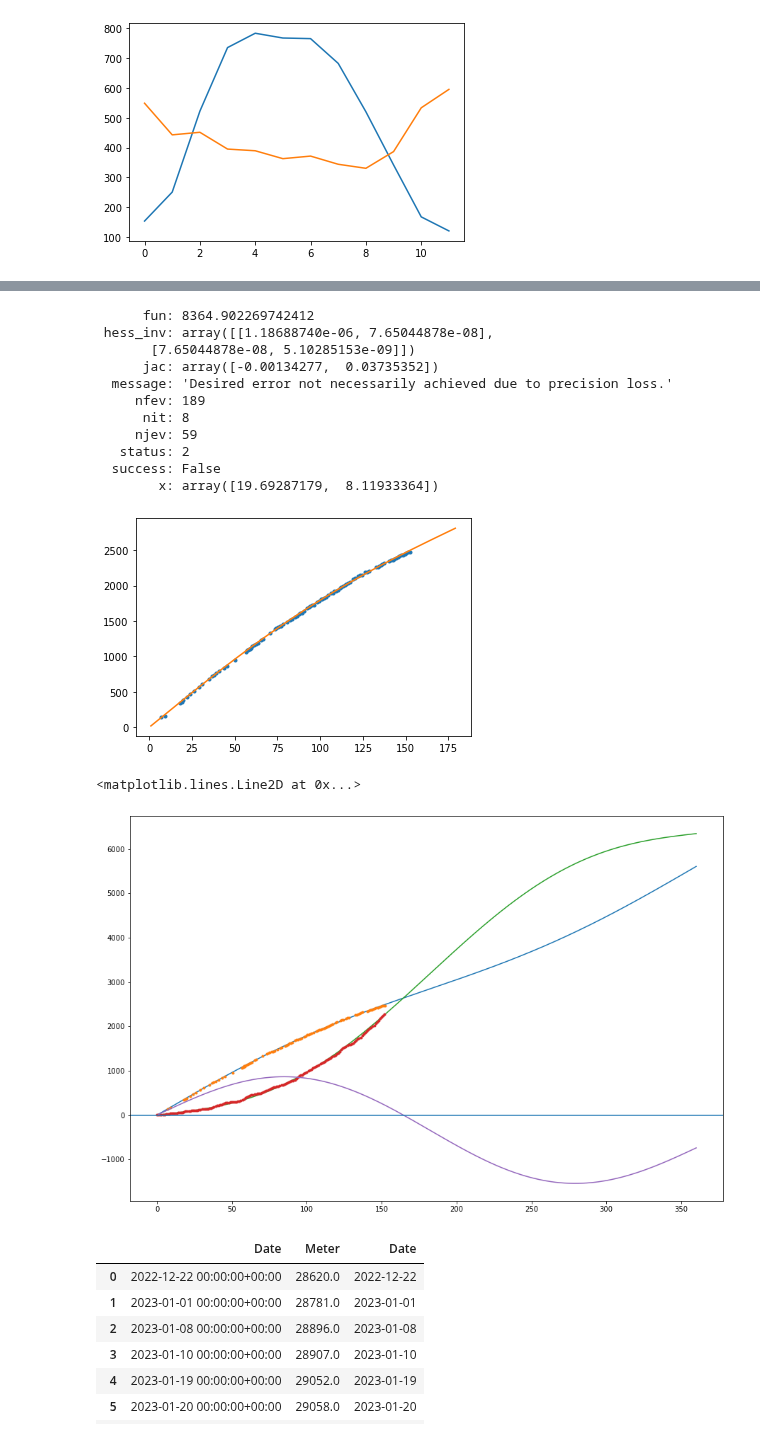
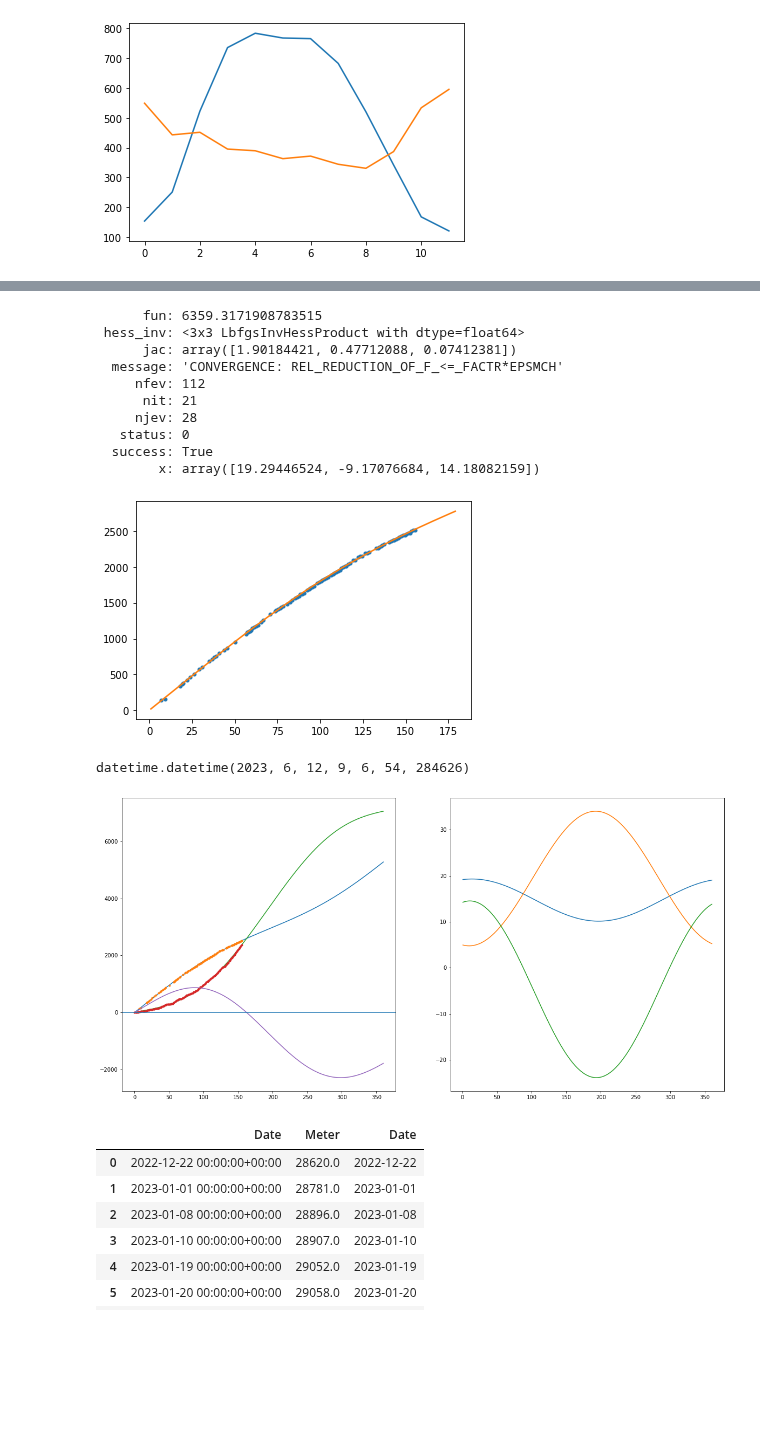
Before and after one commit to tchnvkng/python_notebooks, a Jupyter notebook: stroom.ipynb, the cells around one changed output, grey strips where cells are left out. Saved outputs shown, nothing was run; the diff lists cells and outputs as text; code cells hidden in the pictures; blank space fills up the shorter version.

```diff
--- a/stroom.ipynb
+++ b/stroom.ipynb
@@ -46,10 +55,10 @@ not in the mac
 # %%
 
-now = str(1.8e3)
+now = str(1.1e3)
 
 folder = '/Users/manuel/Downloads/'
 
-folder = r'C:\Users\manuel\Downloads'
+#folder = r'C:\Users\manuel\Downloads'
 
 suffix = np.max([int(os.path.basename(x).replace('.csv','').split('_')[-1]) for x in glob.glob(os.path.join(folder,'3693411*.csv'))]).astype(str)
 fn = os.path.join(folder,f'3693411_system_energy_20221218_to_{suffix}.csv')
@@ -114,8 +123,8 @@ fitting_set_prod['day_of_year']=(fitting_set_prod['Date']-fitting_set_prod['Year
 def f_production(d,params):
     a=params[0]
     b=params[1]
-    #c=params[2]
-    c=0
+    c=params[2]
+    #c=0
     return a+b*np.sin(np.pi*(d-c)/365)**2
 
 def f_cum_produce(d,params):
@@ -129,7 +138,7 @@ f_tar = lambda params: np.sum((f_production(fitting_set_prod['day_of_year'].valu
 #f_tar = lambda params: np.sum((f_production(fitting_set['day_of_year'].values,params).cumsum()-fitting_set['Produced'].values.cumsum())**2)
 
 
-sol = minimize(f_tar,[0,10],bounds=((0,1000),(0,1000)))
+sol = minimize(f_tar,[0,10,0],bounds=((0,1000),(0,1000),(0,365)))
 
 params_production = sol.x.copy()
 
@@ -161,10 +170,9 @@ fitting_set_use['day_of_year']=(fitting_set_use['Date']-fitting_set_use['Date'].
 def f_use(d,params):
     a=params[0]
     b=params[1]
-    #c=params[2]
-    c=0
-    #return a-b*((d-180)/365)**2
-    return a-b*np.sin(np.pi*(d-c)/365)**2
+    c=params[2]
+    #c=0
+    return a+b*np.sin(np.pi*(d-c)/365)**2
 
 fitting_set_use['Net Used'] = fitting_set_use['Meter'].diff()
 
@@ -190,7 +198,7 @@ def f_cum_use(d,params):
 
 f_tar = lambda params: np.sum((f_cum_use(fitting_set_use['day_of_year'].values,params)-fitting_set_use['cum_used'].values)**2)
 #f_tar = lambda params: np.sum(np.diff((interp1d(np.arange(1,366),f_use(np.arange(1,366),params))(fitting_set['day_of_year'].values))-fitting_set['used'].values)**2)
-sol = minimize(f_tar,[0,10])
+sol = minimize(f_tar,[0,10,0],bounds=((0,100),(-100,100),(0,365)))
 
 plt.plot(fitting_set_use['day_of_year'].values,fitting_set_use['cum_used'].values,'.')
 xx = np.arange(1,180)
@@ -201,33 +209,42 @@ params_use=sol.x.copy()
 
 sol
 # %% [output]
-      fun: 8364.902269742412
- hess_inv: array([[1.18688740e-06, 7.65044878e-08],
-       [7.65044878e-08, 5.10285153e-09]])
-      jac: array([-0.00134277,  0.03735352])
-  message: 'Desired error not necessarily achieved due to precision loss.'
-     nfev: 189
-      nit: 8
-     njev: 59
-   status: 2
-  success: False
-        x: array([19.69287179,  8.11933364])
+      fun: 6359.3171908783515
+ hess_inv: <3x3 LbfgsInvHessProduct with dtype=float64>
+      jac: array([1.90184421, 0.47712088, 0.07412381])
+  message: 'CONVERGENCE: REL_REDUCTION_OF_F_<=_FACTR*EPSMCH'
+     nfev: 112
+      nit: 21
+     njev: 28
+   status: 0
+  success: True
+        x: array([19.29446524, -9.17076684, 14.18082159])
-[figure, old version]
+[figure, new version]
 # %%
-plt.figure(figsize=(15,10))
+plt.figure(figsize=(20,10))
 xx = np.arange(1,361)
 #xx = fitting_set['day_of_year'].values
+plt.subplot(1,2,1)
 plt.plot(xx,f_cum_use(xx,params_use))
 plt.plot(fitting_set_use['day_of_year'].values,fitting_set_use['cum_used'].values,'.')
 plt.plot(xx,f_cum_produce(xx,params_production))
 
 plt.plot(fitting_set_prod['day_of_year'].values,fitting_set_prod['Produced'].values.cumsum(),'.')
 
 plt.plot(xx,f_cum_use(xx,params_use)-f_cum_produce(xx,params_production))
 plt.axhline(y=0)
+plt.subplot(1,2,2)
+plt.plot(xx,f_use(xx,params_use))
+plt.plot(xx,f_production(xx,params_production))
+plt.plot(xx,f_use(xx,params_use)-f_production(xx,params_production))
+#plt.plot(np.arange(12)*30,used_2022/30,'.')
+#plt.plot(np.arange(12)*30,estimate/30,'.')
+
+f_tar = lambda xx:f_cum_use(xx,params_use)-f_cum_produce(xx,params_production)
+datetime(2023,1,1)+timedelta(days=root_scalar(f_tar,x0=100,x1=200).root)
 # %% [output]
-<matplotlib.lines.Line2D at 0x...>
+datetime.datetime(2023, 6, 12, 9, 6, 54, 284626)
-[figure, old version]
+[figure, new version]
 # %%
 meter.head(12)
 # %% [output]
```
Also changed, not shown: parts of 11 cells of this notebook, 1 other file.
